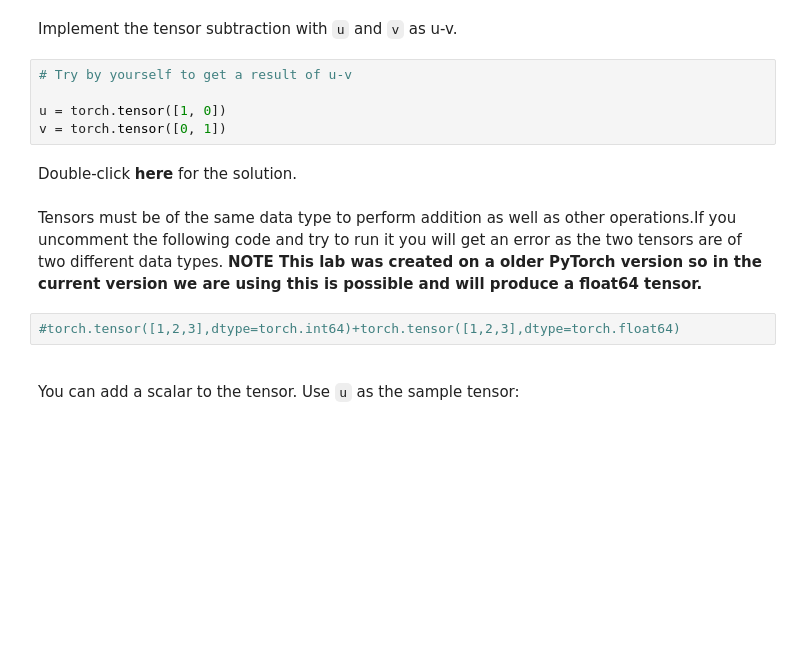
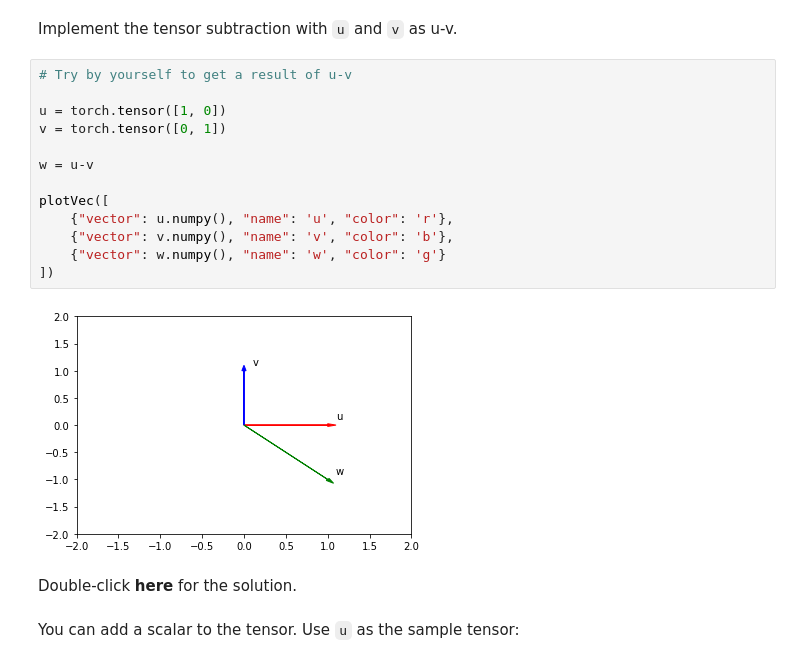
Before and after one commit to JakeColor/ibm-pytorch, a Jupyter notebook: lab1.ipynb, the cells around one changed output. Saved outputs shown, nothing was run; the diff lists cells and outputs as text; blank space fills up the shorter version.

```diff
--- a/lab1.ipynb
+++ b/lab1.ipynb
@@ -557,20 +674,24 @@ Implement the tensor subtraction with <code>u</code> and <code>v</code> as u-v.
 # %%
 # Try by yourself to get a result of u-v
 
 u = torch.tensor([1, 0])
 v = torch.tensor([0, 1])
+
+w = u-v
+
+plotVec([
+    {"vector": u.numpy(), "name": 'u', "color": 'r'},
+    {"vector": v.numpy(), "name": 'v', "color": 'b'},
+    {"vector": w.numpy(), "name": 'w', "color": 'g'}
+])
+# %% [output]
+[figure, added]
 # %% [markdown]
 Double-click <b>here</b> for the solution.
 
 <!--
 print("The result tensor: ", u-v)
 -->
-# %% [markdown]
-Tensors must be of the same data type to perform addition as well as other operations.If you uncomment the  following code and try to run it you will get an error as the two tensors are of two different data types. **NOTE This lab was created on a older PyTorch version so in the current version we are using this is possible and will produce a float64 tensor.**
-# %%
-#torch.tensor([1,2,3],dtype=torch.int64)+torch.tensor([1,2,3],dtype=torch.float64)
-# %% [markdown]
-<!--Empty Space for separating topics-->
 # %% [markdown]
 You can add a scalar to the tensor. Use <code>u</code> as the sample tensor:
 # %%
```
Also changed, not shown: parts of 50 cells of this notebook.
